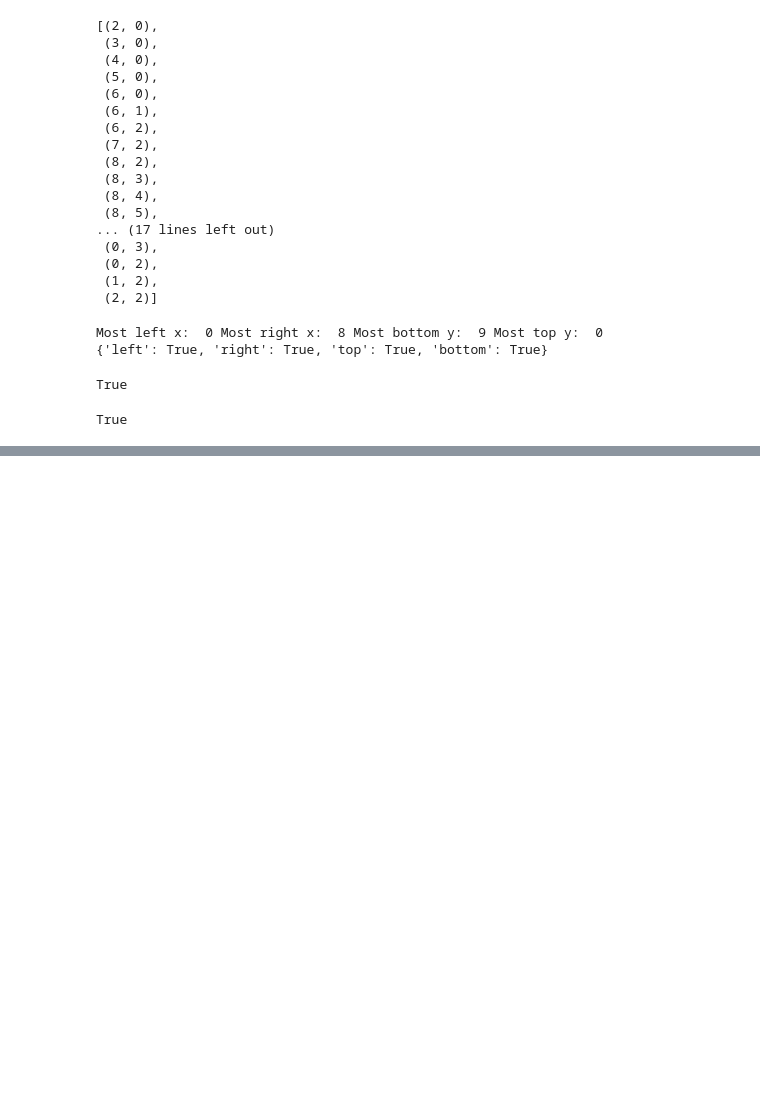
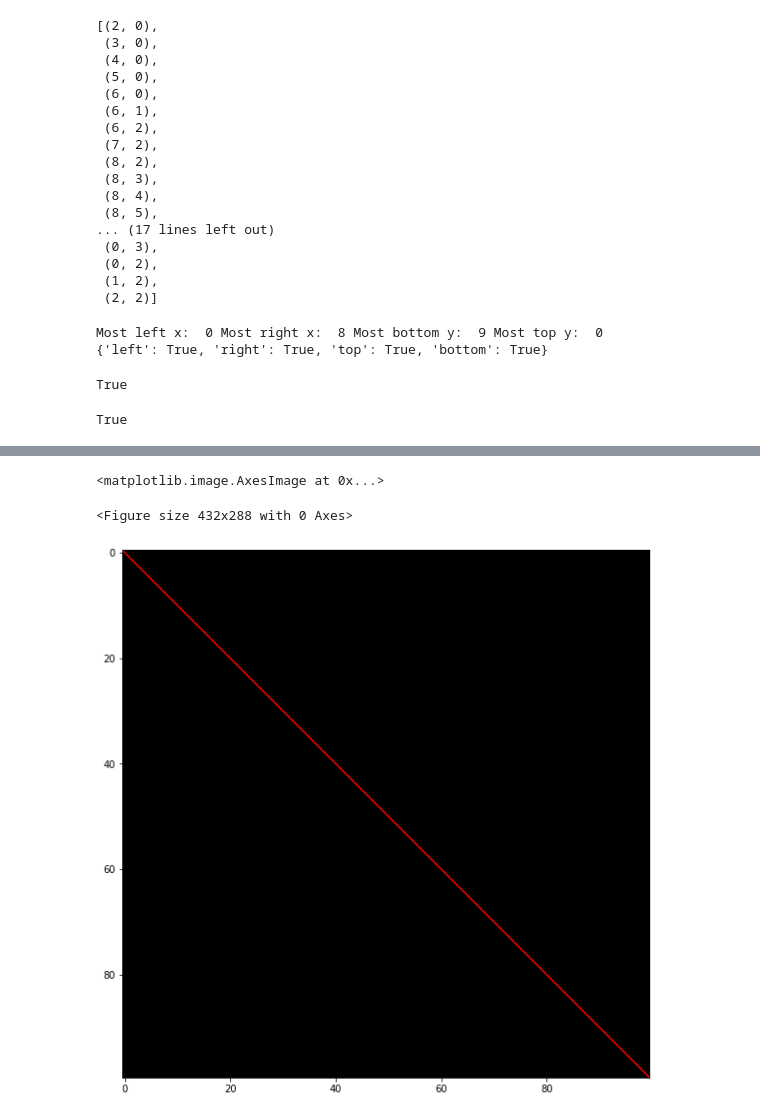
Before and after one commit to dsaha1656/orthogonal-hull, a Jupyter notebook: rectangular-partition.ipynb, the cells around one changed output, grey strips where cells are left out. Saved outputs shown, nothing was run; the diff lists cells and outputs as text; code cells hidden in the pictures; blank space fills up the shorter version.

```diff
--- a/rectangular-partition.ipynb
+++ b/rectangular-partition.ipynb
@@ -182,0 +201,21 @@ True
+# %%
+
+# create a blank image of size 100x100
+img = np.zeros((100,100,3), np.uint8)
+
+plt.clf()
+
+fig = plt.figure(figsize=(10, 10))
+color =  (255, 0, 0)
+# x1, y1 = [0, 0], [20, 20]
+x = [0, 0]
+y = [40, 40]
+
+
+plt.axline(x, y, color="r")
+
+plt.imshow(img)
+# %% [output]
+<matplotlib.image.AxesImage at 0x...>
+<Figure size 432x288 with 0 Axes>
+[figure, added]
```
Also changed, not shown: parts of 4 cells of this notebook, 2 other files.
